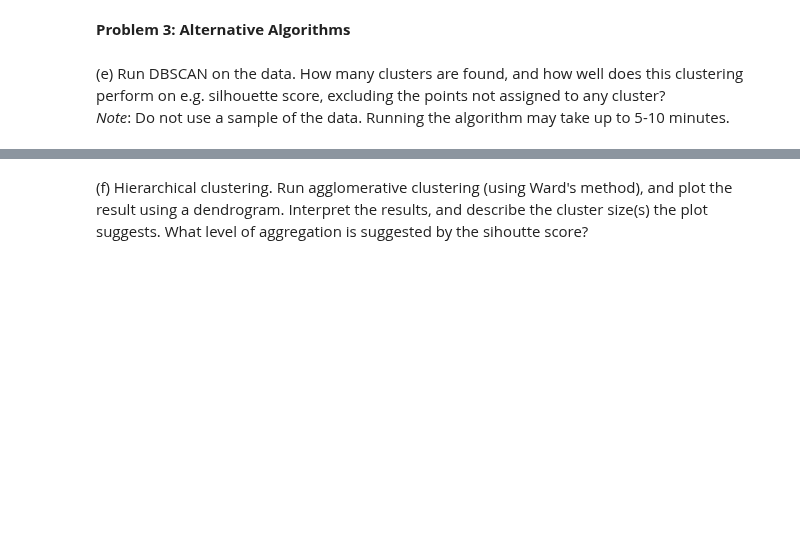
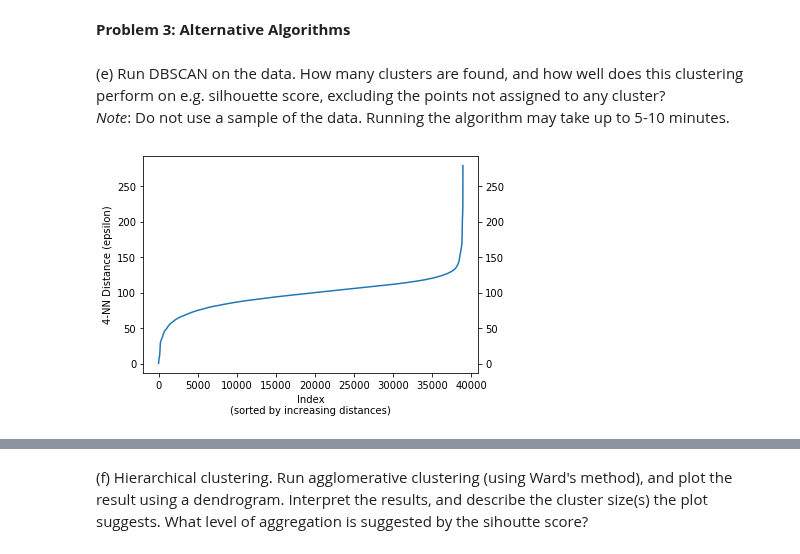
Before and after one commit to medeirosf/2020-CS109B, a Jupyter notebook: content/homeworks/hw02/notebook/cs109b_hw2_edited.ipynb, the cells around one changed output, grey strips where cells are left out. Drawn from its saved outputs; the diff is of its cells as text; code cells hidden in the pictures; blank space fills up the shorter version.

```diff
--- a/content/homeworks/hw02/notebook/cs109b_hw2_edited.ipynb
+++ b/content/homeworks/hw02/notebook/cs109b_hw2_edited.ipynb
@@ -407,6 +424,23 @@ your response here
 # %% [markdown]
 (e) Run DBSCAN on the data. How many clusters are found, and how well does this clustering perform on e.g. silhouette score, excluding the points not assigned to any cluster?
 *Note*: Do not use a sample of the data. Running the algorithm may take up to 5-10 minutes.
+# %%
+from sklearn.neighbors import NearestNeighbors
+
+# x-axis is each individual data point, numbered by an artificial index
+# y-axis is the distance to its 2nd closest neighbor
+def plot_epsilon(df, min_samples):
+    fitted_neigbors = NearestNeighbors(n_neighbors=min_samples).fit(df)
+    distances, indices = fitted_neigbors.kneighbors(df)
+    dist_to_nth_nearest_neighbor = distances[:,-1]
+    plt.plot(np.sort(dist_to_nth_nearest_neighbor))
+    plt.xlabel("Index\n(sorted by increasing distances)")
+    plt.ylabel("{}-NN Distance (epsilon)".format(min_samples-1))
+    plt.tick_params(right=True, labelright=True)
+# %%
+plot_epsilon(pdf[pdf.columns[2:]], 3)
+# %% [output]
+[figure, added]
 # %%
 #your code here
 pdfx = pd.DataFrame(pdf[pdf.columns[2:]])
```
Also changed, not shown: parts of 8 cells of this notebook.
